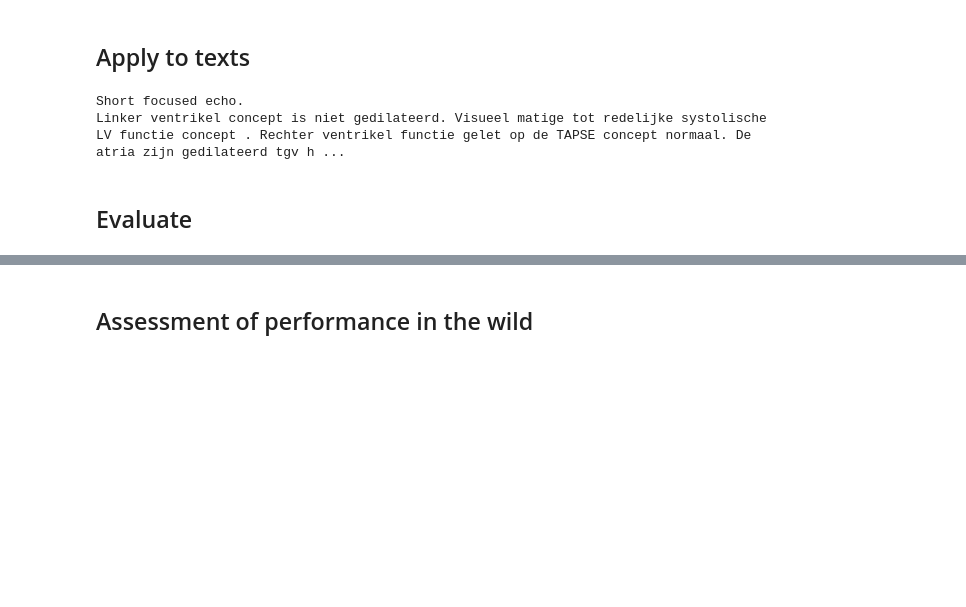
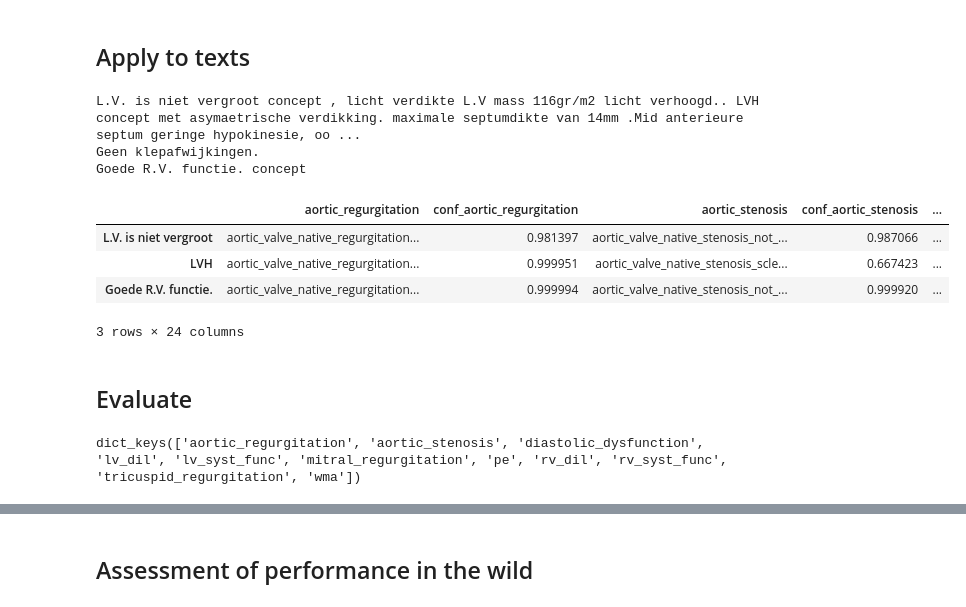
Before and after one commit to umcu/EchoLabeler, a Jupyter notebook: notebooks/Echo_project_biLSTM_MedCAT_Span.ipynb, the cells around one changed output, grey strips where cells are left out. Cells and saved outputs as stored; diff of their text form; code cells hidden in the pictures; blank space fills up the shorter version.

```diff
--- a/notebooks/Echo_project_biLSTM_MedCAT_Span.ipynb
+++ b/notebooks/Echo_project_biLSTM_MedCAT_Span.ipynb
@@ -343,12 +340,13 @@ MCATnew = CAT.load_model_pack(os.path.join(medcat_path))
 # %%
 from spacy import displacy
 # %%
-i = 232
+i = 123
 doc = MCATnew(texts.text.values[i])
 displacy.render(doc, style='ent')
 # %% [output]
-Short focused echo.
-Linker ventrikel concept is niet gedilateerd. Visueel matige tot redelijke systolische LV functie concept . Rechter ventrikel functie gelet op de TAPSE concept normaal. De atria zijn gedilateerd tgv h ...
+L.V. is niet vergroot concept , licht verdikte L.V mass 116gr/m2 licht verhoogd.. LVH concept met asymaetrische verdikking. maximale septumdikte van 14mm .Mid anterieure septum geringe hypokinesie, oo ...
+Geen klepafwijkingen.
+Goede R.V. functie. concept
 # %%
 def create_dict_with_conf(ent):
     result_dict = {}
@@ -366,6 +363,14 @@ for ent in doc.ents:
     res.append(create_dict_with_conf(ent))
 
 res_df = pd.DataFrame(res, index=inds)
+# %%
+res_df.c
+# %% [output]
+|  | aortic_regurgitation | conf_aortic_regurgitation | aortic_stenosis | conf_aortic_stenosis | ... |
+| L.V. is niet vergroot | aortic_valve_native_regurgitation... | 0.981397 | aortic_valve_native_stenosis_not_... | 0.987066 | ... |
+| LVH | aortic_valve_native_regurgitation... | 0.999951 | aortic_valve_native_stenosis_scle... | 0.667423 | ... |
+| Goede R.V. functie. | aortic_valve_native_regurgitation... | 0.999994 | aortic_valve_native_stenosis_not_... | 0.999920 | ... |
+3 rows × 24 columns
 # %% [markdown]
 ## Evaluate
 # %%
@@ -392,3 +398,7 @@ for k in class_ds.keys():
             'confusion_df': bulk_res['confusion matrix'],
             'real_presence': res_count
         }
+# %%
+TEST_RESULTS.keys()
+# %% [output]
+dict_keys(['aortic_regurgitation', 'aortic_stenosis', 'diastolic_dysfunction', 'lv_dil', 'lv_syst_func', 'mitral_regurgitation', 'pe', 'rv_dil', 'rv_syst_func', 'tricuspid_regurgitation', 'wma'])
```
Also changed, not shown: parts of 13 cells of this notebook, 1 other file.
